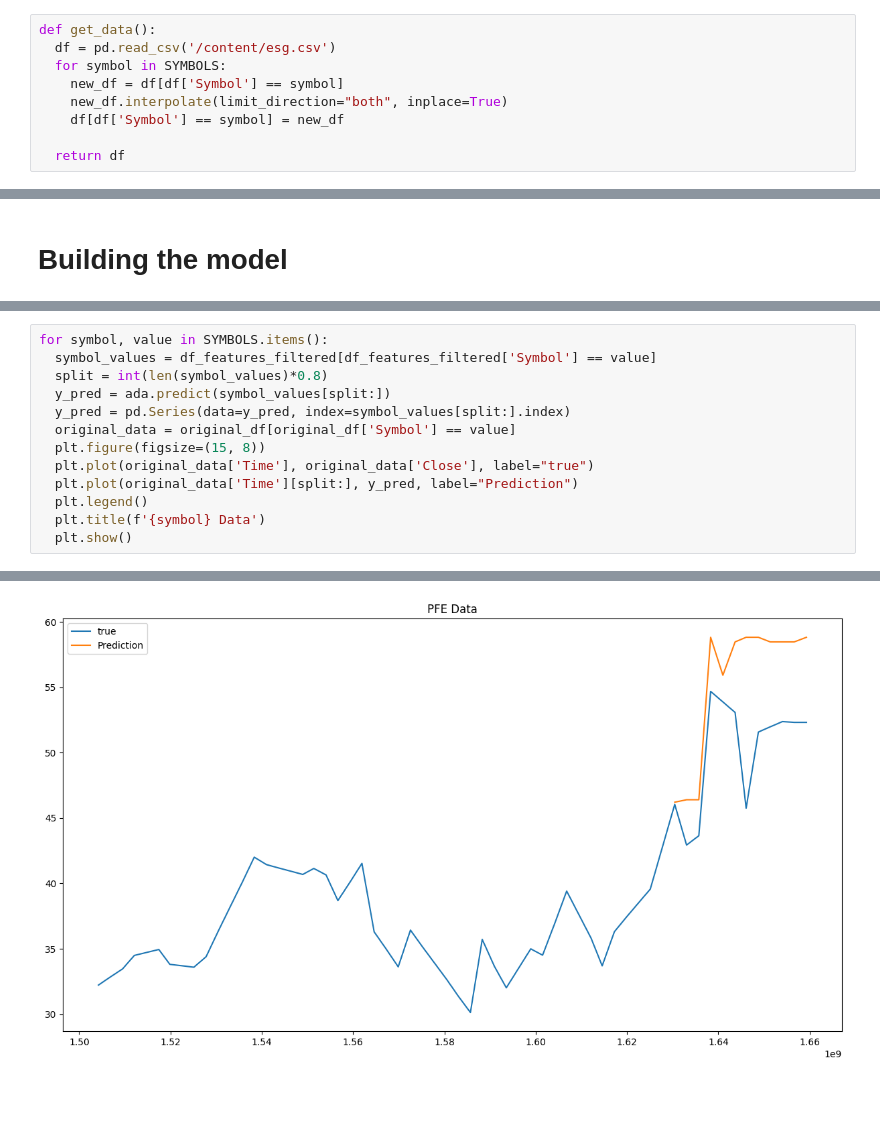
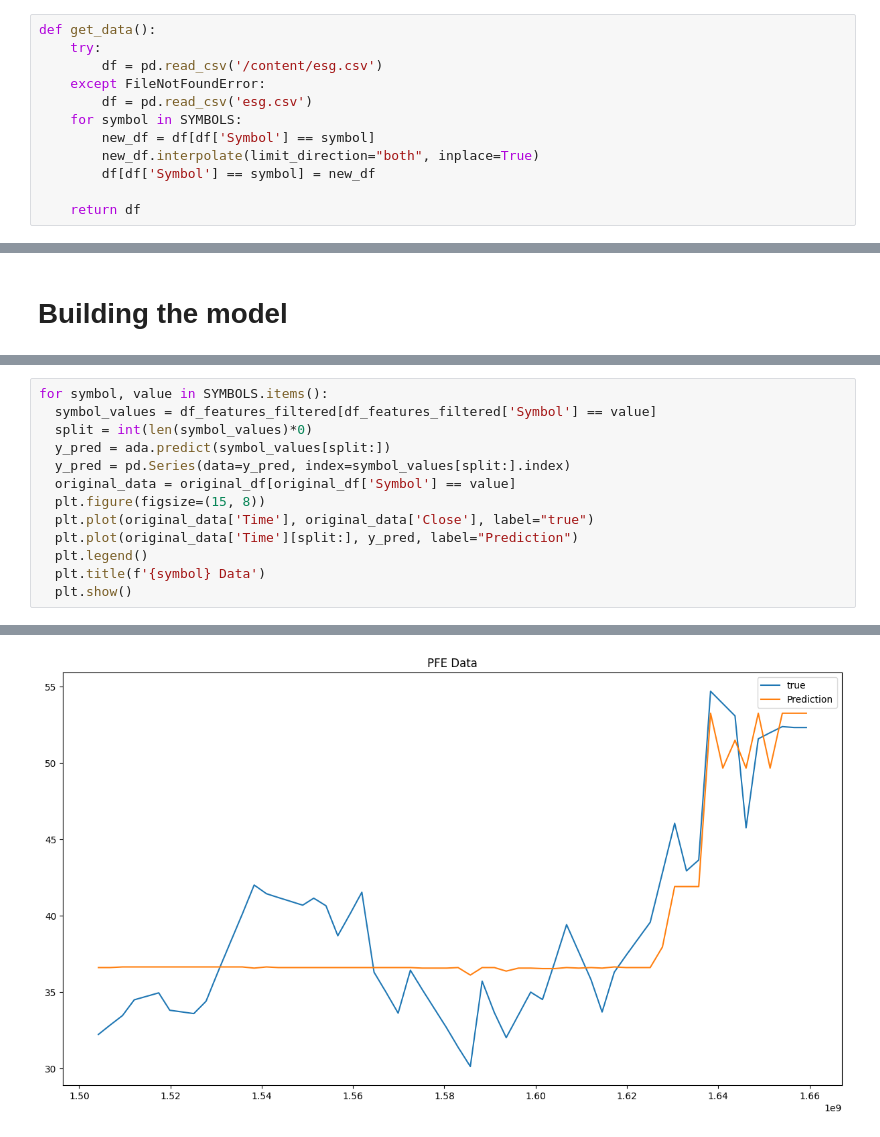
Before and after one commit to Sekuloski/vnp-prices, a Jupyter notebook: VNP_Project.ipynb, the cells around one changed output, grey strips where cells are left out. Drawn from its saved outputs; the diff is of its cells as text; blank space fills up the shorter version.

```diff
--- a/VNP_Project.ipynb
+++ b/VNP_Project.ipynb
@@ -56,13 +56,16 @@ ERROR: No matching distribution found for stock_predict_lib
 ## Function to Get Price Data and ESG Scores
 # %%
 def get_data():
-  df = pd.read_csv('/content/esg.csv')
-  for symbol in SYMBOLS:
-    new_df = df[df['Symbol'] == symbol]
-    new_df.interpolate(limit_direction="both", inplace=True)
-    df[df['Symbol'] == symbol] = new_df
+    try:
+        df = pd.read_csv('/content/esg.csv')
+    except FileNotFoundError:
+        df = pd.read_csv('esg.csv')
+    for symbol in SYMBOLS:
+        new_df = df[df['Symbol'] == symbol]
+        new_df.interpolate(limit_direction="both", inplace=True)
+        df[df['Symbol'] == symbol] = new_df
 
-  return df
+    return df
 # %% [markdown]
 # Getting the data
 # %%
@@ -182,7 +190,7 @@ ada.fit(df_features_filtered, y['Close'])
 # %%
 for symbol, value in SYMBOLS.items():
   symbol_values = df_features_filtered[df_features_filtered['Symbol'] == value]
-  split = int(len(symbol_values)*0.8)
+  split = int(len(symbol_values)*0)
   y_pred = ada.predict(symbol_values[split:])
   y_pred = pd.Series(data=y_pred, index=symbol_values[split:].index)
   original_data = original_df[original_df['Symbol'] == value]
@@ -199 +207 @@ for symbol, value in SYMBOLS.items():
-[figure, old version]
+[figure, new version]
```
Also changed, not shown: parts of 6 cells of this notebook.
